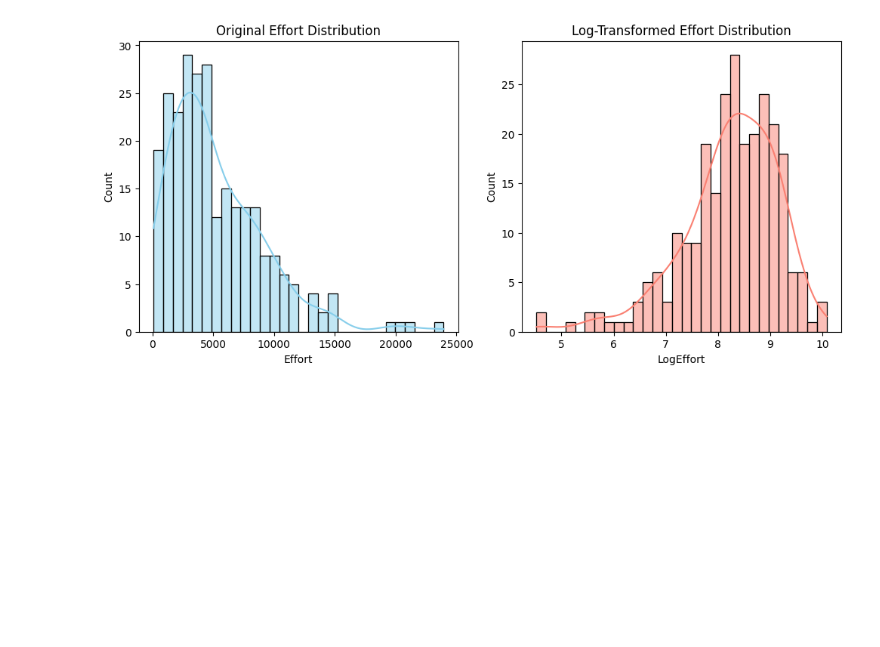
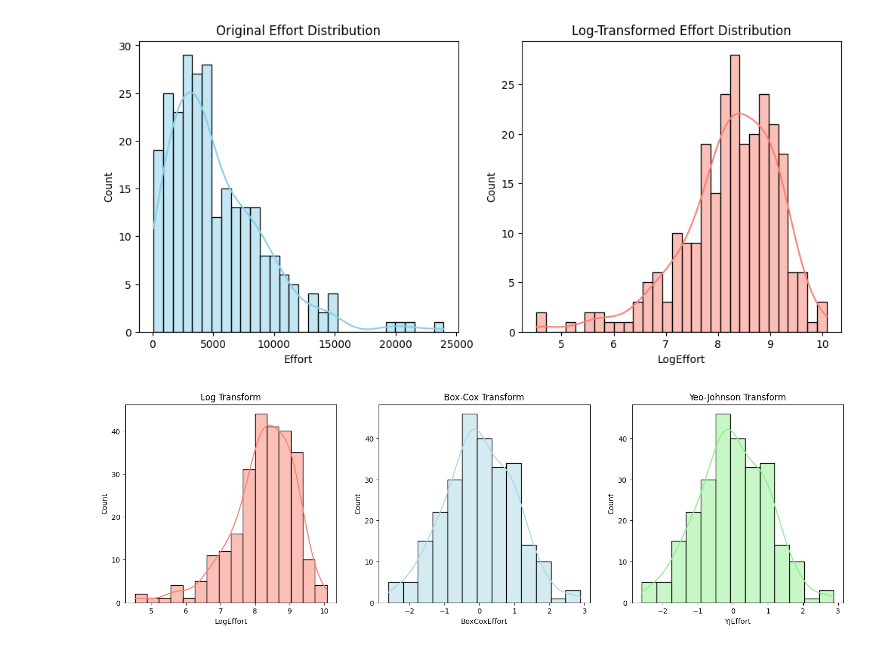
Before and after one commit to Shahbazi-Amir/SmartDevTime, a Jupyter notebook: smartdevtime_project_2.ipynb, the cells around one changed output. Drawn from its saved outputs; the diff is of its cells as text; code cells hidden in the pictures; blank space fills up the shorter version.

```diff
--- a/smartdevtime_project_2.ipynb
+++ b/smartdevtime_project_2.ipynb
@@ -200,3 +200,38 @@ axes[1].set_title("Log-Transformed Effort Distribution")
 plt.show()
 # %% [output]
 [figure]
+# %%
+import numpy as np
+import matplotlib.pyplot as plt
+import seaborn as sns
+from sklearn.preprocessing import PowerTransformer
+
+# Original Effort
+effort = df_cleaned['Effort'].values.reshape(-1, 1)
+
+# Log-transform
+df_cleaned['LogEffort'] = np.log1p(df_cleaned['Effort'])
+
+# Box-Cox
+pt_boxcox = PowerTransformer(method='box-cox')
+df_cleaned['BoxCoxEffort'] = pt_boxcox.fit_transform(effort)
+
+# Yeo-Johnson
+pt_yeojohnson = PowerTransformer(method='yeo-johnson')
+df_cleaned['YJEffort'] = pt_yeojohnson.fit_transform(effort)
+
+# Plot comparison
+fig, axes = plt.subplots(1, 3, figsize=(18, 5))
+
+sns.histplot(df_cleaned['LogEffort'], kde=True, ax=axes[0], color='salmon')
+axes[0].set_title("Log Transform")
+
+sns.histplot(df_cleaned['BoxCoxEffort'], kde=True, ax=axes[1], color='lightblue')
+axes[1].set_title("Box-Cox Transform")
+
+sns.histplot(df_cleaned['YJEffort'], kde=True, ax=axes[2], color='lightgreen')
+axes[2].set_title("Yeo-Johnson Transform")
+
+plt.show()
+# %% [output]
+[figure, added]
```
Also changed, not shown: parts of 4 cells of this notebook.
